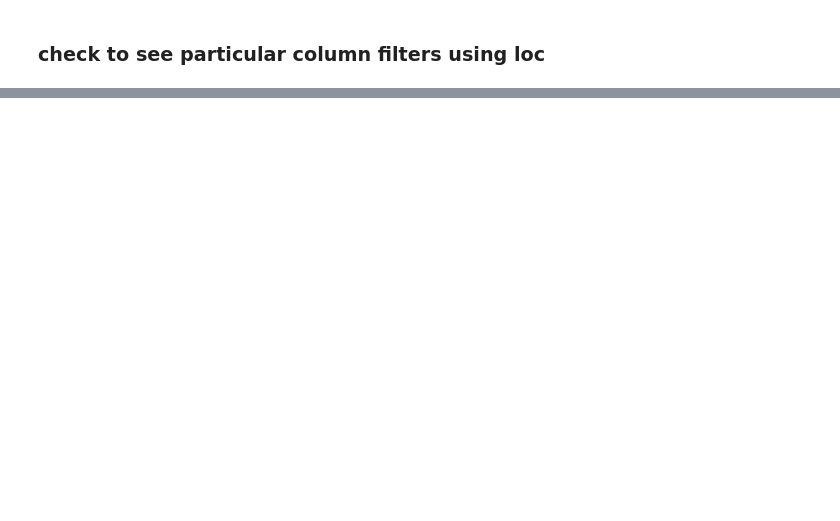
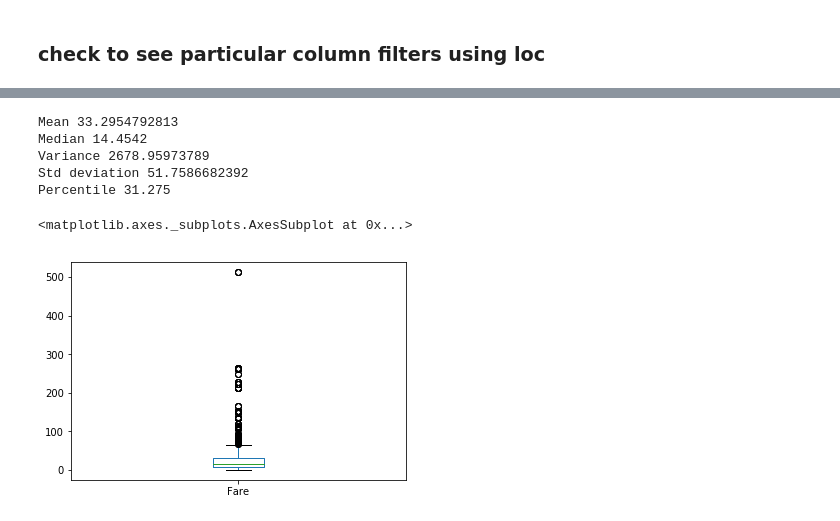
Before and after one commit to knair99/TitanicKaggleChallenge, a Jupyter notebook: titanic/notebooks/exploratory analysis of data.ipynb, the cells around one changed output, grey strips where cells are left out. Cells and saved outputs as stored; diff of their text form; code cells hidden in the pictures; blank space fills up the shorter version.

Commit message:
Exploratory - central measures and absolute measures, bar plot, box plot

```diff
--- a/titanic/notebooks/exploratory analysis of data.ipynb
+++ b/titanic/notebooks/exploratory analysis of data.ipynb
@@ -48,6 +48,8 @@ Cabin       91 non-null object
 Embarked    418 non-null object
 dtypes: float64(2), int64(3), object(5)
 memory usage: 35.9+ KB
+# %%
+test_df['Survived'] = -888
 # %%
 df = pd.concat([train_df, test_df], axis=0) #Concatenates two data frames horizontally
 # %%
@@ -98,0 +141,19 @@ SyntaxError: invalid syntax (<ipython-input-33-098ec0458acc>, line 1)
+# %%
+#How to get mean (or any centrality measure) manually for any column
+print 'Mean', df.Fare.mean() #Mean is the average
+print 'Median', df.Fare.median() #Median is the number in the middle
+print 'Variance', df.Fare.var() # Used to know spread = sum(squares(each_val))/count
+print 'Std deviation', df.Fare.std() # Sq root of variance = used widely to calculate spread
+print 'Percentile', df.Fare.quantile(0.75) # 75th percentile - 75% of the values are below this result
+# %% [output]
+Mean 33.2954792813
+Median 14.4542
+Variance 2678.95973789
+Std deviation 51.7586682392
+Percentile 31.275
+# %%
+%matplotlib inline
+df.Fare.plot(kind='box') #Create a box plot!
+# %% [output]
+<matplotlib.axes._subplots.AxesSubplot at 0x...>
+[figure, added]
```
Also changed, not shown: parts of 10 cells of this notebook.
